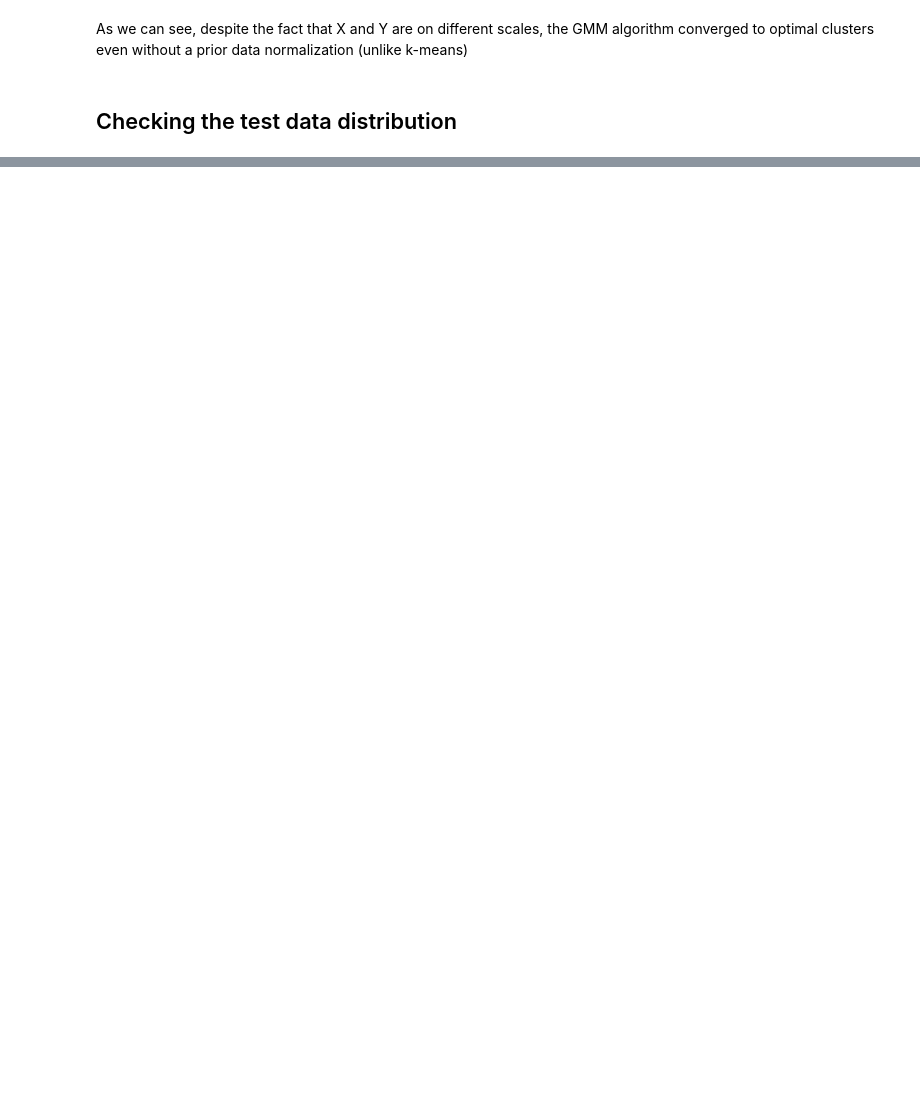
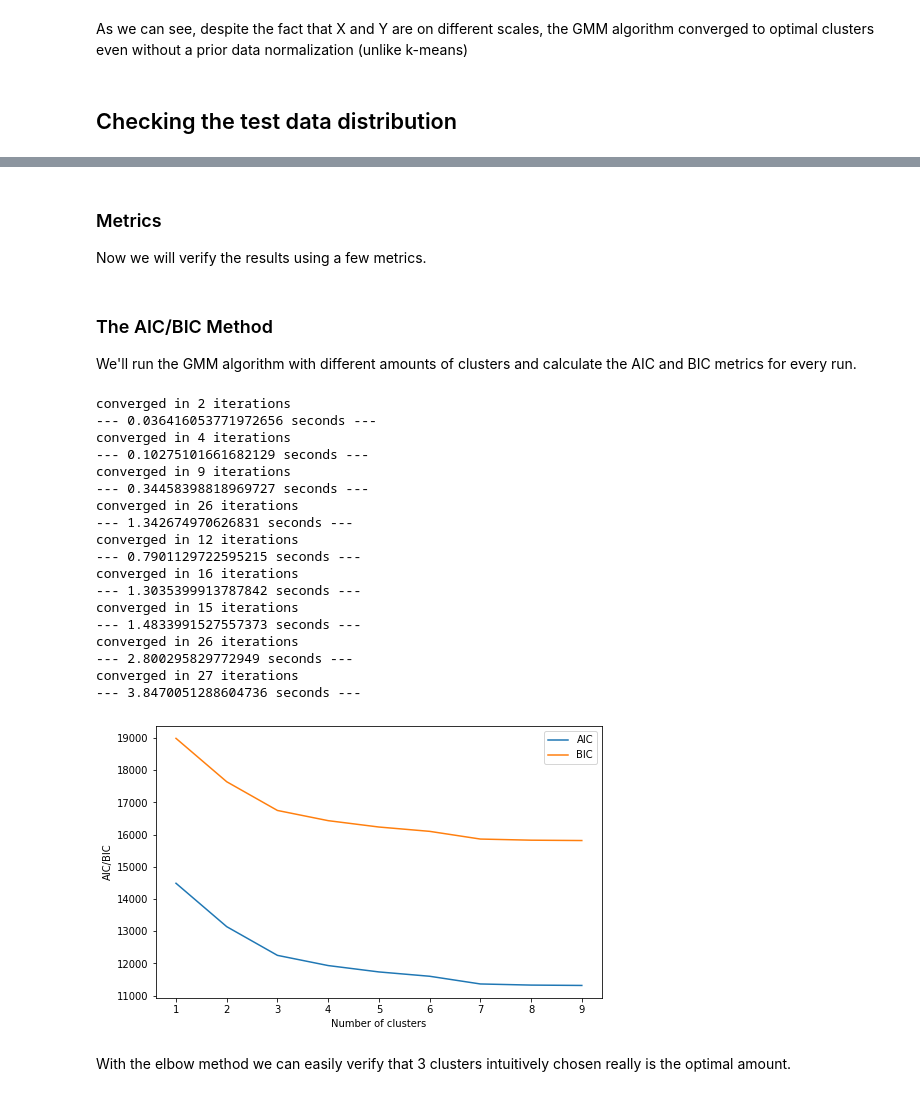
Before and after one commit to jovit/mc866-project-1, a Jupyter notebook: gmm.ipynb, the cells around one changed output, grey strips where cells are left out. Saved outputs shown, nothing was run; the diff lists cells and outputs as text; code cells hidden in the pictures; blank space fills up the shorter version.

Commit message:
added AIC/BIC metrics for gmm

```diff
--- a/gmm.ipynb
+++ b/gmm.ipynb
@@ -176,3 +205,50 @@ plt.show()
+# %% [markdown]
+### Metrics
+
+Now we will verify the results using a few metrics.
+# %% [markdown]
+### The AIC/BIC Method
+We'll run the GMM algorithm with different amounts of clusters and calculate the AIC and BIC metrics for every run.
+# %%
+aic_values = []
+bic_values = []
+cluster_range = range(1, 10)
+for i in cluster_range:
+    gmm = GMM(data=df_train.to_numpy(), n_clusters=i)
+    gmm.init_clusters()
+    gmm.fit()
+    aic_values.append(gmm.aic())
+    bic_values.append(gmm.bic())
+
+fig, ax = plt.subplots(figsize=(8,5))
+ax.set_xlabel("Number of clusters")
+ax.set_ylabel("AIC/BIC")
+p1, = ax.plot(cluster_range, aic_values, label="AIC") # the data
+p2, = ax.plot(cluster_range, bic_values, label="BIC") # the data
+plt.legend(handles=[p1, p2])
+plt.show()
+# %% [output]
+converged in 2 iterations
+--- 0.036416053771972656 seconds ---
+converged in 4 iterations
+--- 0.10275101661682129 seconds ---
+converged in 9 iterations
+--- 0.34458398818969727 seconds ---
+converged in 26 iterations
+--- 1.342674970626831 seconds ---
+converged in 12 iterations
+--- 0.7901129722595215 seconds ---
+converged in 16 iterations
+--- 1.3035399913787842 seconds ---
+converged in 15 iterations
+--- 1.4833991527557373 seconds ---
+converged in 26 iterations
+--- 2.800295829772949 seconds ---
+converged in 27 iterations
+--- 3.8470051288604736 seconds ---
+[figure, added]
+# %% [markdown]
+With the elbow method we can easily verify that 3 clusters intuitively chosen really is the optimal amount.
 # %%
 n_clusters = 3
 data = df_train.to_numpy()
```
Also changed, not shown: parts of 11 cells of this notebook.
